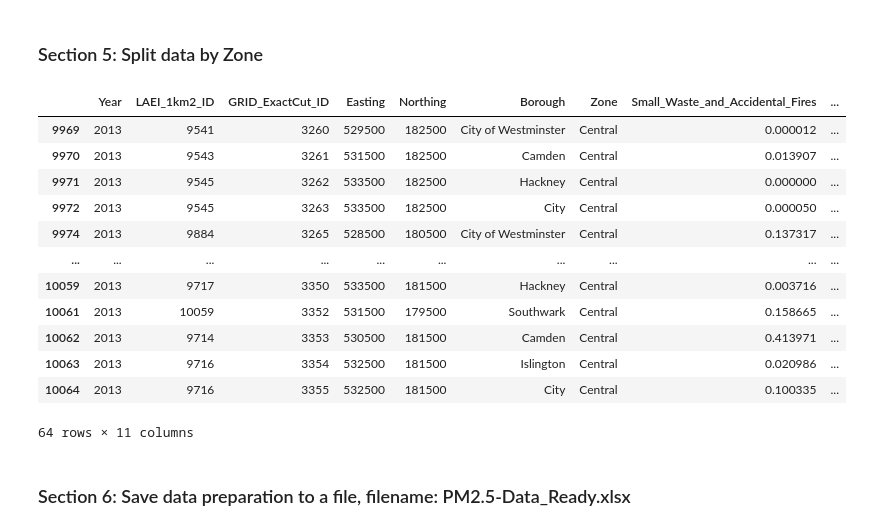
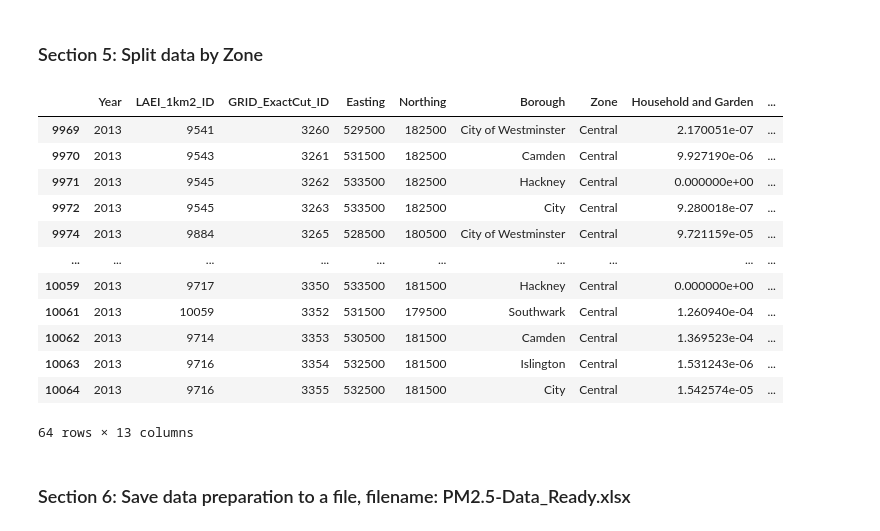
Before and after one commit to LDST-GroupE/LAEI2013-Project, a Jupyter notebook: PM2.5.ipynb, the cells around one changed output. Drawn from its saved outputs; the diff is of its cells as text; code cells hidden in the pictures.

```diff
--- a/PM2.5.ipynb
+++ b/PM2.5.ipynb
@@ -181,6 +181,9 @@ Length: 65, dtype: object
 #Find the means, and locate mean <0.05
 dfn=df1.iloc[:,8:64]
 dfn1=dfn.mean(axis=0)<0.05
-df_False=dfn1[dfn1 == False]
-df_False
+dfn1
+#df_False=dfn1[dfn1 == False]
+#df_False
+df_True=dfn1[dfn1 == True]
+df_True
 # %% [output]
@@ -192,7 +206,6 @@ DieselLGV_Exhaust                   False
 dtype: bool
 # %%
 #Extract the columns and save to df1
-df1=df1.loc[:,['Year','LAEI_1km2_ID','GRID_ExactCut_ID','Easting','Northing','Borough','Zone',\
-               'Small_Waste_and_Accidental_Fires','NRMM_Construction','PetrolCar_Brake','DieselCar_Exhaust','DieselCar_Brake']]
-df1
+df2=df1.drop(list(df_True.index.values),axis=1)
+df2
 # %% [output]
@@ -220,5 +233,5 @@ seaborn.heatmap(data1)
 # %%
-#Remove DieselCar_Brake since it's correlation is 0.97
-df1.drop("DieselCar_Brake",axis=1, inplace=True)
+#Remove DieselCar_Exhaust since it's correlation is 0.91
+df2.drop("DieselCar_Exhaust",axis=1, inplace=True)
 # %%
 # Check for Null data
@@ -240,34 +255,34 @@ dtype: int64
 ### Section 5: Split data by Zone
 # %%
 # Zone: NonGLA
-df2= df1[df1['Zone']== 'NonGLA']
-df2
+df3= df2[df2['Zone']== 'NonGLA']
+df3
 
 # Zone: Outer
-df3= df1[df1['Zone']== 'Outer']
-df3
+df4= df2[df2['Zone']== 'Outer']
+df4
 
 # Zone: Inner
-df4= df1[df1['Zone']== 'Inner']
-df4
+df5= df2[df2['Zone']== 'Inner']
+df5
 
 # Zone: Central
-df5= df1[df1['Zone']== 'Central']
-df5
+df6= df2[df2['Zone']== 'Central']
+df6
 # %% [output]
-|  | Year | LAEI_1km2_ID | GRID_ExactCut_ID | Easting | Northing | Borough | Zone | Small_Waste_and_Accidental_Fires | ... |
-| 9969 | 2013 | 9541 | 3260 | 529500 | 182500 | City of Westminster | Central | 0.000012 | ... |
-| 9970 | 2013 | 9543 | 3261 | 531500 | 182500 | Camden | Central | 0.013907 | ... |
-| 9971 | 2013 | 9545 | 3262 | 533500 | 182500 | Hackney | Central | 0.000000 | ... |
-| 9972 | 2013 | 9545 | 3263 | 533500 | 182500 | City | Central | 0.000050 | ... |
-| 9974 | 2013 | 9884 | 3265 | 528500 | 180500 | City of Westminster | Central | 0.137317 | ... |
+|  | Year | LAEI_1km2_ID | GRID_ExactCut_ID | Easting | Northing | Borough | Zone | Household and Garden | ... |
+| 9969 | 2013 | 9541 | 3260 | 529500 | 182500 | City of Westminster | Central | 2.170051e-07 | ... |
+| 9970 | 2013 | 9543 | 3261 | 531500 | 182500 | Camden | Central | 9.927190e-06 | ... |
+| 9971 | 2013 | 9545 | 3262 | 533500 | 182500 | Hackney | Central | 0.000000e+00 | ... |
+| 9972 | 2013 | 9545 | 3263 | 533500 | 182500 | City | Central | 9.280018e-07 | ... |
+| 9974 | 2013 | 9884 | 3265 | 528500 | 180500 | City of Westminster | Central | 9.721159e-05 | ... |
 | ... | ... | ... | ... | ... | ... | ... | ... | ... | ... |
-| 10059 | 2013 | 9717 | 3350 | 533500 | 181500 | Hackney | Central | 0.003716 | ... |
-| 10061 | 2013 | 10059 | 3352 | 531500 | 179500 | Southwark | Central | 0.158665 | ... |
-| 10062 | 2013 | 9714 | 3353 | 530500 | 181500 | Camden | Central | 0.413971 | ... |
-| 10063 | 2013 | 9716 | 3354 | 532500 | 181500 | Islington | Central | 0.020986 | ... |
-| 10064 | 2013 | 9716 | 3355 | 532500 | 181500 | City | Central | 0.100335 | ... |
+| 10059 | 2013 | 9717 | 3350 | 533500 | 181500 | Hackney | Central | 0.000000e+00 | ... |
+| 10061 | 2013 | 10059 | 3352 | 531500 | 179500 | Southwark | Central | 1.260940e-04 | ... |
+| 10062 | 2013 | 9714 | 3353 | 530500 | 181500 | Camden | Central | 1.369523e-04 | ... |
+| 10063 | 2013 | 9716 | 3354 | 532500 | 181500 | Islington | Central | 1.531243e-06 | ... |
+| 10064 | 2013 | 9716 | 3355 | 532500 | 181500 | City | Central | 1.542574e-05 | ... |
-64 rows × 11 columns
+64 rows × 13 columns
 # %% [markdown]
 ### Section 6: Save data preparation to a file, filename: PM2.5-Data_Ready.xlsx
 # %%
```
Also changed, not shown: parts of 5 cells of this notebook.
